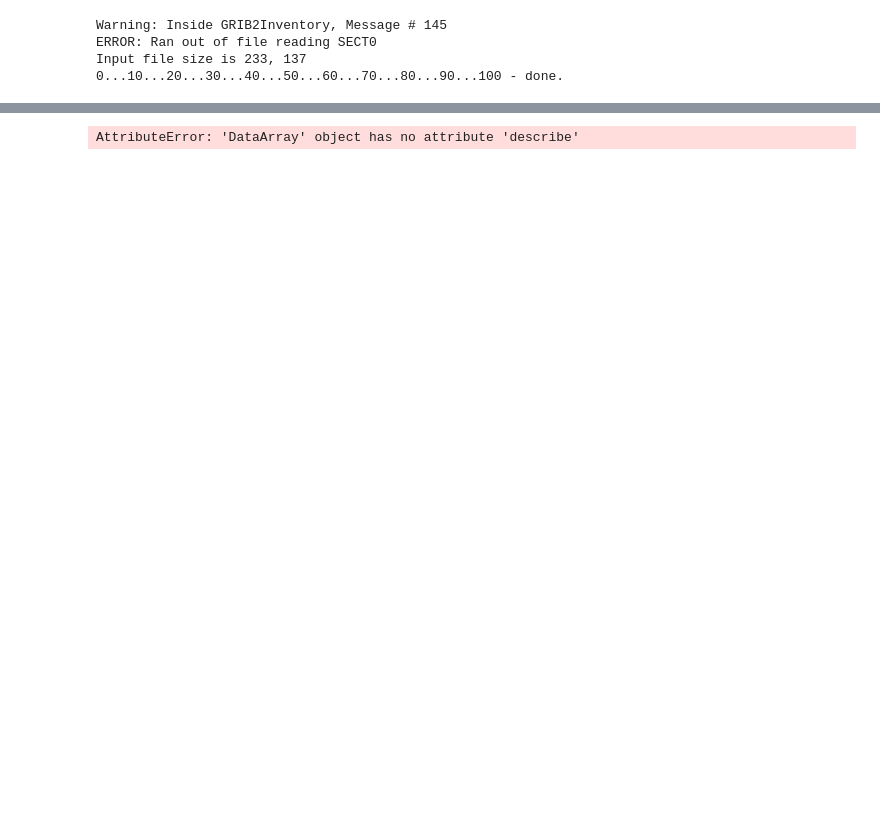
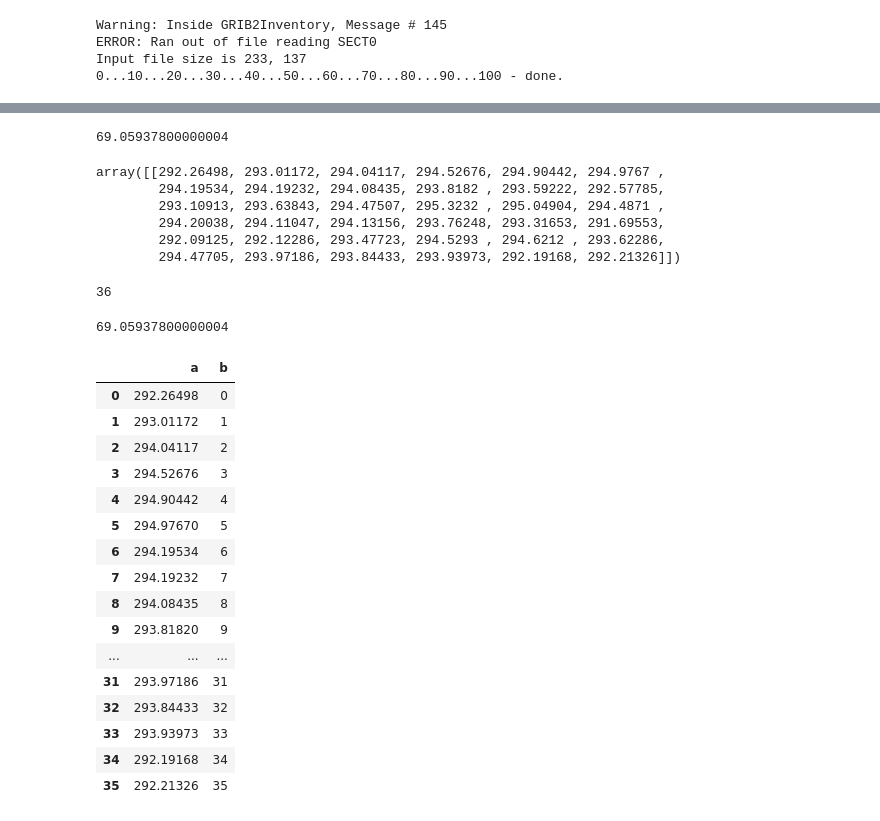
Before and after one commit to jwynneuo/FutureOfCoffee, a Jupyter notebook: Coffeeproj.ipynb, the cells around one changed output, grey strips where cells are left out. Saved outputs shown, nothing was run; the diff lists cells and outputs as text; code cells hidden in the pictures; blank space fills up the shorter version.

```diff
--- a/Coffeeproj.ipynb
+++ b/Coffeeproj.ipynb
@@ -86,8 +90,10 @@ fig.colorbar(im1, cax=cax, orientation='vertical')
 # %%
+cof_lat = [19.477585598288215, 15.951339161580043, 15.17355242498728, 4.622913389125596, 20.762395445023337, 21.325342888979133]
+cof_long = [-96.97046892217435,-96.4635391253275,-92.33612361801524,-75.59423450228476, -104.85486555253753, -105.00863721756717]
+#cof_names = [‘Veracruz’,‘Oaxaca’,‘Chiapas’,‘Columbia’,‘Jalisco’,‘Nayarit’]
 
-temp_range = np.mean(xds_daily['t2m'], axis=0).argmax()
-index = np.unravel_index(max_temp_value, np.mean(xds_daily['t2m'], axis=0).shape)
-np.mean(xds_daily['t2m'], axis=0)[index]
-print ('Highest average air temperature is found at Hacienda de los Tesoros, at 28.99 , -111.2')
+#Oaxaca_point = cclim.sel(latitude=15.951339161580043, longitude=-96.4635391253275, method='nearest')
+
+# Next, find the index of the grid point nearest a specific lat/lon.
+
+cof_farms = cclim.sel(latitude = ('cof_lat'), longitude = ("cof_long") ,method='nearest')
-# %% [output]
-AttributeError: 'DataArray' object has no attribute 'describe'
@@ -93,0 +116,20 @@ AttributeError: 'DataArray' object has no attribute 'describe'
+# %%
+Oax_3yr_mean = np.array([[292.26498, 293.01172, 294.04117, 294.52676, 294.90442, 294.9767 ,
+       294.19534, 294.19232, 294.08435, 293.8182 , 293.59222, 292.57785,
+       293.10913, 293.63843, 294.47507, 295.3232 , 295.04904, 294.4871 ,
+       294.20038, 294.11047, 294.13156, 293.76248, 293.31653, 291.69553,
+       292.09125, 292.12286, 293.47723, 294.5293 , 294.6212 , 293.62286,
+       294.47705, 293.97186, 293.84433, 293.93973, 292.19168, 292.21326]])
+
+np.mean((Oax_3yr_mean)- 273.15) * 9/5 + 32
+# %% [output]
+69.05937800000004
+# %%
+Oax_3yr_mean
+# %% [output]
+array([[292.26498, 293.01172, 294.04117, 294.52676, 294.90442, 294.9767 ,
+        294.19534, 294.19232, 294.08435, 293.8182 , 293.59222, 292.57785,
+        293.10913, 293.63843, 294.47507, 295.3232 , 295.04904, 294.4871 ,
+        294.20038, 294.11047, 294.13156, 293.76248, 293.31653, 291.69553,
+        292.09125, 292.12286, 293.47723, 294.5293 , 294.6212 , 293.62286,
+        294.47705, 293.97186, 293.84433, 293.93973, 292.19168, 292.21326]])
@@ -93,0 +156,15 @@ AttributeError: 'DataArray' object has no attribute 'describe'
+# %%
+len(Oax_3yr_mean)
+# %% [output]
+36
+# %%
+Oax_3yr_mean = np.array([292.26498, 293.01172, 294.04117, 294.52676, 294.90442, 294.9767 ,
+       294.19534, 294.19232, 294.08435, 293.8182 , 293.59222, 292.57785,
+       293.10913, 293.63843, 294.47507, 295.3232 , 295.04904, 294.4871 ,
+       294.20038, 294.11047, 294.13156, 293.76248, 293.31653, 291.69553,
+       292.09125, 292.12286, 293.47723, 294.5293 , 294.6212 , 293.62286,
+       294.47705, 293.97186, 293.84433, 293.93973, 292.19168, 292.21326])
+
+np.mean((Oax_3yr_mean)- 273.15) * 9/5 + 32
+# %% [output]
+69.05937800000004
@@ -93,0 +173,20 @@ AttributeError: 'DataArray' object has no attribute 'describe'
+# %%
+test_df
+# %% [output]
+|  | a | b |
+| 0 | 292.26498 | 0 |
+| 1 | 293.01172 | 1 |
+| 2 | 294.04117 | 2 |
+| 3 | 294.52676 | 3 |
+| 4 | 294.90442 | 4 |
+| 5 | 294.97670 | 5 |
+| 6 | 294.19534 | 6 |
+| 7 | 294.19232 | 7 |
+| 8 | 294.08435 | 8 |
+| 9 | 293.81820 | 9 |
+| ... | ... | ... |
+| 31 | 293.97186 | 31 |
+| 32 | 293.84433 | 32 |
+| 33 | 293.93973 | 33 |
+| 34 | 292.19168 | 34 |
+| 35 | 292.21326 | 35 |
```
Also changed, not shown: parts of 14 cells of this notebook, 2 other files.
